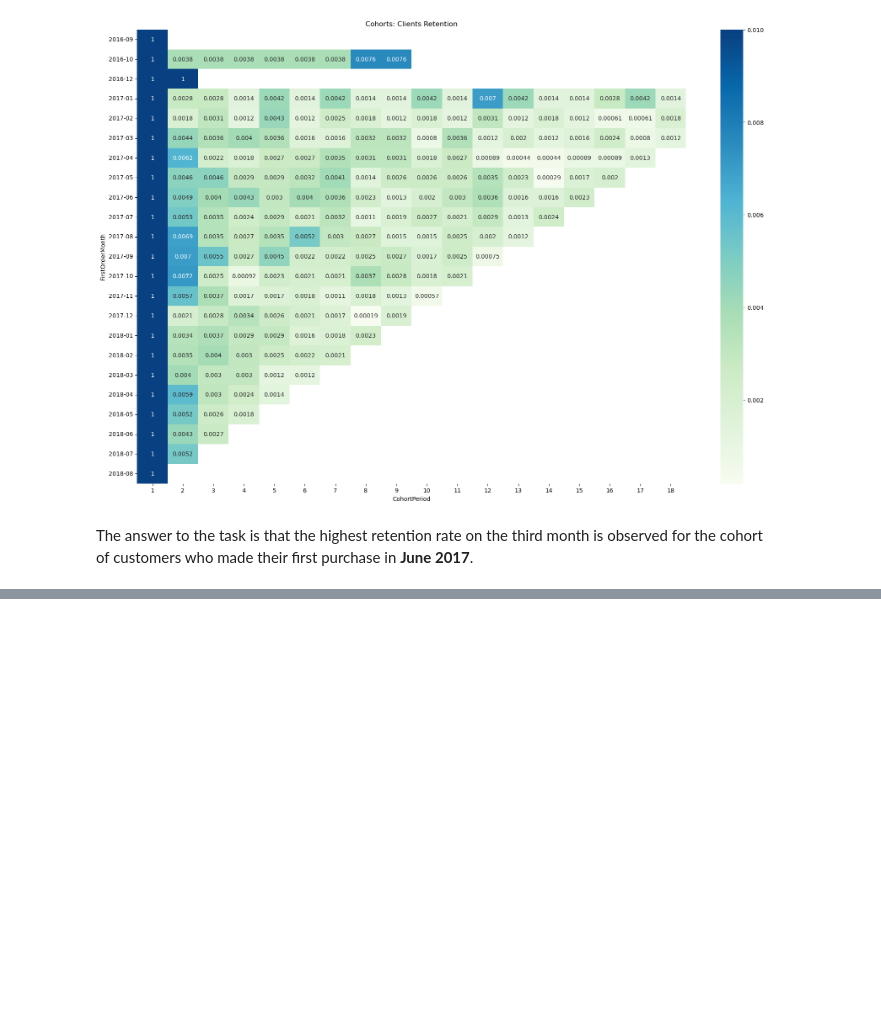
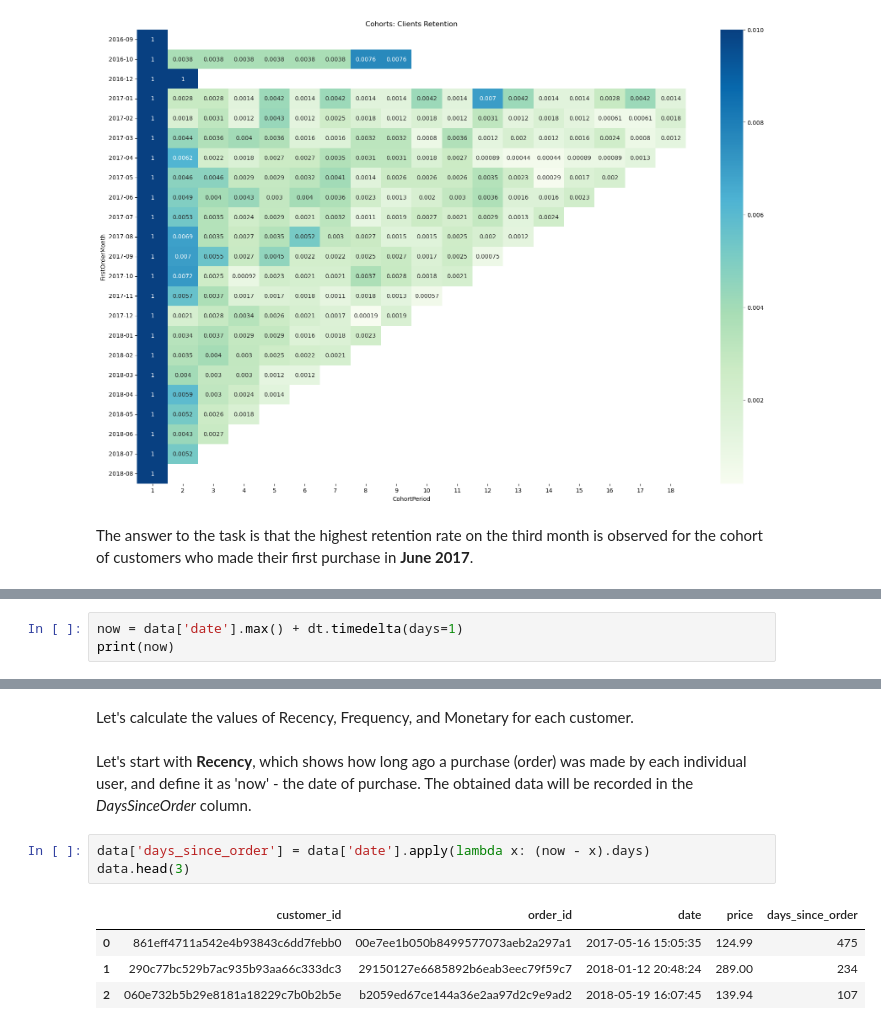
Before and after one commit to agolovini/data_analytics_kc_projects, a Jupyter notebook: _ecommerce_project_rfm_cohort/project_ecommerce_rfm_cohort.ipynb, the cells around one changed output, grey strips where cells are left out. Saved outputs shown, nothing was run; the diff lists cells and outputs as text; blank space fills up the shorter version.

```diff
--- a/_ecommerce_project_rfm_cohort/project_ecommerce_rfm_cohort.ipynb
+++ b/_ecommerce_project_rfm_cohort/project_ecommerce_rfm_cohort.ipynb
@@ -720,0 +722,3 @@ Let's model the situation as if we were segmenting users at the current moment.
+# %%
+now = data['date'].max() + dt.timedelta(days=1)
+print(now)
@@ -720,0 +727,12 @@ Let's model the situation as if we were segmenting users at the current moment.
+# %% [markdown]
+Let's calculate the values of Recency, Frequency, and Monetary for each customer.
+# %% [markdown]
+Let's start with **Recency**, which shows how long ago a purchase (order) was made by each individual user, and define it as 'now' - the date of purchase. The obtained data will be recorded in the *DaysSinceOrder* column.
+# %%
+data['days_since_order'] = data['date'].apply(lambda x: (now - x).days)
+data.head(3)
+# %% [output]
+|  | customer_id | order_id | date | price | days_since_order |
+| 0 | 861eff4711a542e4b93843c6dd7febb0 | 00e7ee1b050b8499577073aeb2a297a1 | 2017-05-16 15:05:35 | 124.99 | 475 |
+| 1 | 290c77bc529b7ac935b93aa66c333dc3 | 29150127e6685892b6eab3eec79f59c7 | 2018-01-12 20:48:24 | 289.00 | 234 |
+| 2 | 060e732b5b29e8181a18229c7b0b2b5e | b2059ed67ce144a36e2aa97d2c9e9ad2 | 2018-05-19 16:07:45 | 139.94 | 107 |
```
Also changed, not shown: parts of 44 cells of this notebook.
